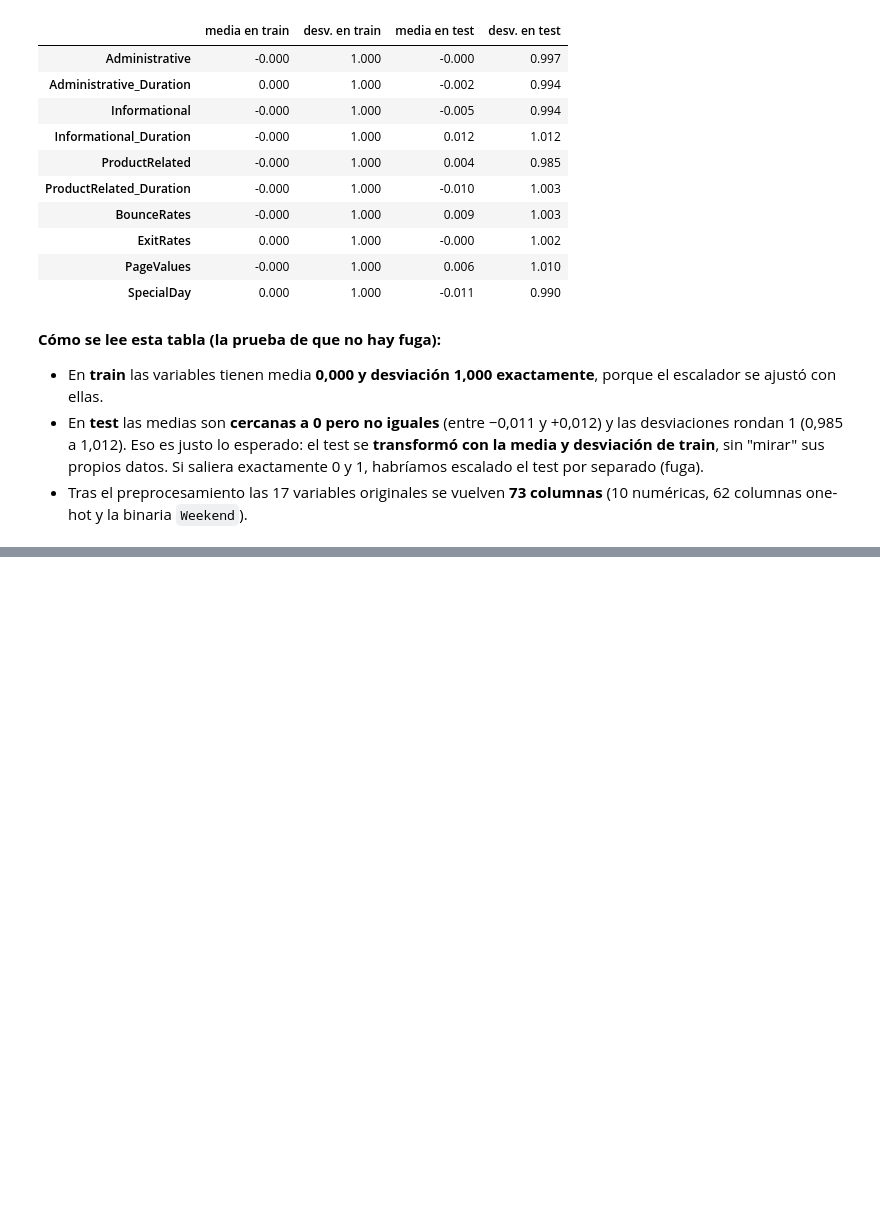
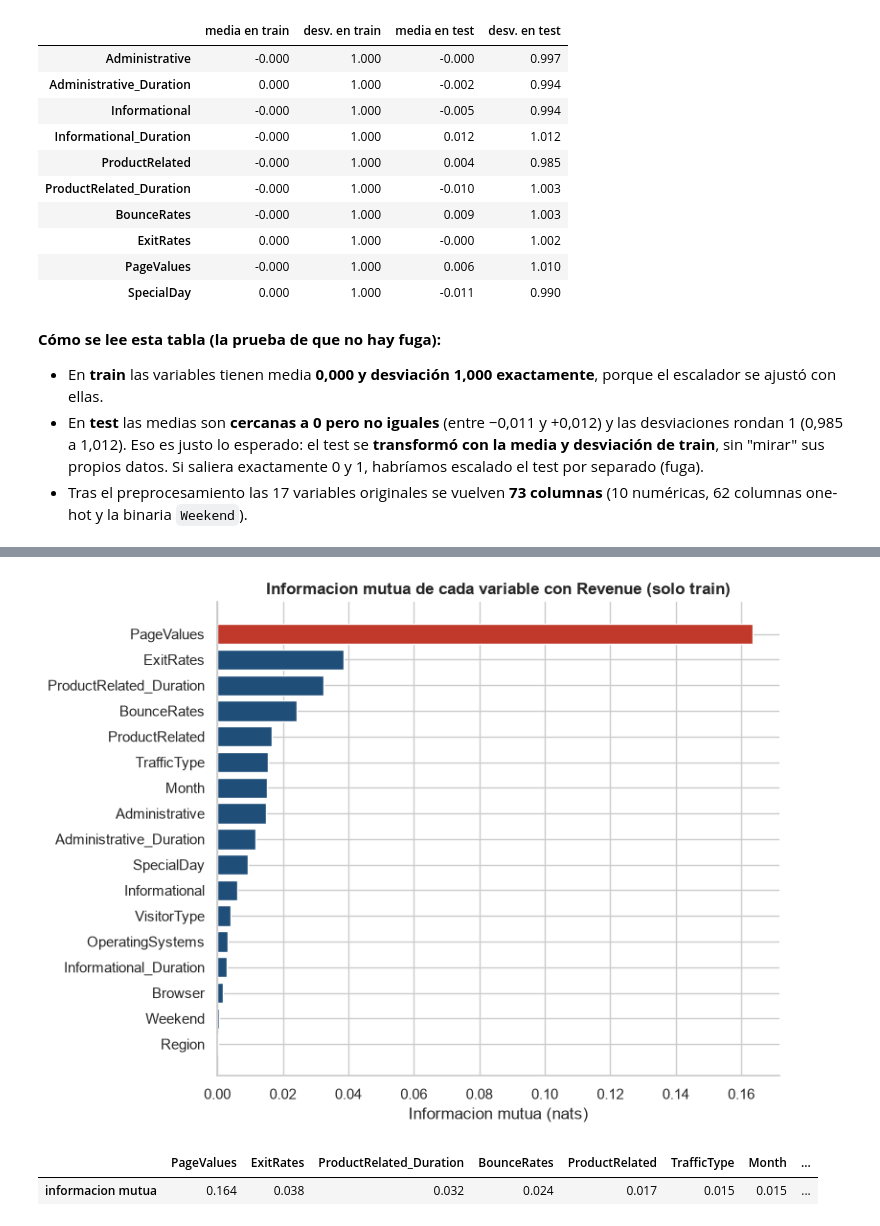
Before and after one commit to Xantyagoh/grupo3-ml-intencion-compra, a Jupyter notebook: evaluacion 4/notebooks/02_preprocesamiento.ipynb, the cells around one changed output, grey strips where cells are left out. Saved outputs shown, nothing was run; the diff lists cells and outputs as text; code cells hidden in the pictures; blank space fills up the shorter version.

Commit message:
preprocesamiento: seleccion de variables (informacion mutua, redundancia) y analisis de PCA

```diff
--- a/evaluacion 4/notebooks/02_preprocesamiento.ipynb
+++ b/evaluacion 4/notebooks/02_preprocesamiento.ipynb
@@ -122,0 +130,25 @@ comprobacion
+# %%
+from sklearn.feature_selection import mutual_info_classif
+
+cols_modelo = NUMERICAS + CATEGORICAS + BINARIAS
+X_mi = X_train[cols_modelo].copy()
+discretas = [c in CATEGORICAS + BINARIAS for c in cols_modelo]
+for c in CATEGORICAS:
+    X_mi[c] = X_mi[c].astype('category').cat.codes
+X_mi['Weekend'] = X_mi['Weekend'].astype(int)
+
+mi = mutual_info_classif(X_mi, y_train, discrete_features=discretas, random_state=SEMILLA)
+mi = pd.Series(mi, index=cols_modelo).sort_values(ascending=False)
+
+fig, ax = plt.subplots(figsize=(8, 6))
+ax.barh(mi.index[::-1], mi.values[::-1], color=[ROJO if c == 'PageValues' else AZUL for c in mi.index[::-1]])
+ax.set_title('Informacion mutua de cada variable con Revenue (solo train)')
+ax.set_xlabel('Informacion mutua (nats)')
+plt.tight_layout()
+plt.savefig(FIG / '02_informacion_mutua.png', dpi=150, bbox_inches='tight')
+plt.show()
+mi.round(4).to_frame('informacion mutua').T
+# %% [output]
+[figure, added]
+|  | PageValues | ExitRates | ProductRelated_Duration | BounceRates | ProductRelated | TrafficType | Month | ... |
+| informacion mutua | 0.164 | 0.038 | 0.032 | 0.024 | 0.017 | 0.015 | 0.015 | ... |
```
Also changed, not shown: parts of 11 cells of this notebook, 4 other files.
